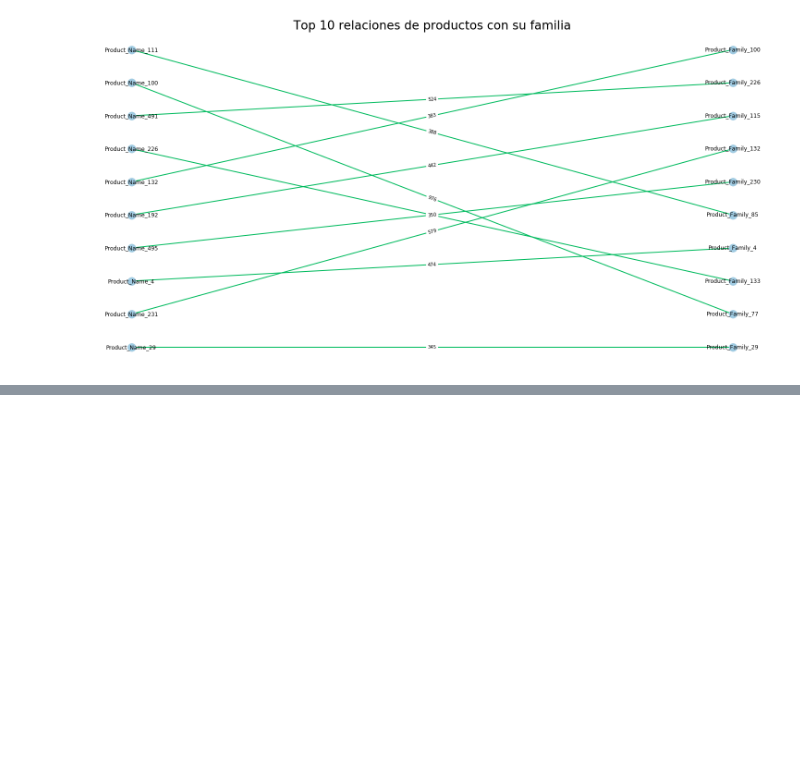
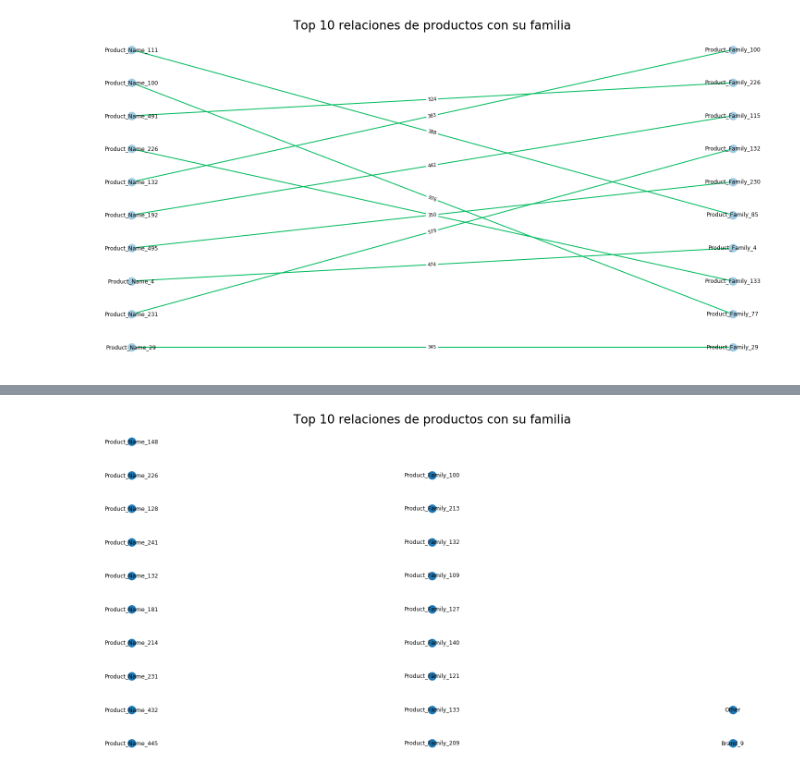
Before and after one commit to FernandoSinisi/Orga-Datos-2C-2020, a Jupyter notebook: TP1/otras_cosas_fer.ipynb, the cells around one changed output, grey strips where cells are left out. Drawn from its saved outputs; the diff is of its cells as text; code cells hidden in the pictures; blank space fills up the shorter version.

Commit message:
grafo tri partito
Signed-off-by: Fernando Sinisi <fernando.sinisi@despegar.com>

```diff
--- a/TP1/otras_cosas_fer.ipynb
+++ b/TP1/otras_cosas_fer.ipynb
@@ -591,3 +592,7 @@ plt.savefig("pngs/item-familia-10-grafo-populares.png")
 plt.show()
 # %% [output]
 [figure]
+# %%
+df_family_product_brand = df.loc[df["Brand"] != "None",["ID","Product_Family","Product_Name","Brand"]].groupby(["Product_Family","Product_Name","Brand"]).agg({"ID":"count"}).reset_index().rename(columns={"ID":"Count"})
+df_family_product_brand = df_family_product_brand.nlargest(10,"Count")
+df_family_product_brand
@@ -593,0 +611,31 @@ plt.show()
+# %%
+edges = [tuple(x) for x in df_family_product_brand[['Product_Name','Product_Family','Brand','Count']].values.tolist()]
+
+BG = nx.Graph()
+
+BG.add_nodes_from(df_family_product_brand['Product_Name'].unique(), bipartite=0, label='name')
+BG.add_nodes_from(df_family_product_brand['Product_Family'].unique(), bipartite=1, label='family')
+BG.add_nodes_from(df_family_product_brand['Brand'].unique(), bipartite=2, label='brand')
+
+
+nodes = BG.nodes()
+
+# for each of the parts create a set
+nodes_0  = set([n for n in nodes if  BG.nodes[n]['bipartite']==0])
+nodes_1  = set([n for n in nodes if  BG.nodes[n]['bipartite']==1])
+nodes_2  = set([n for n in nodes if  BG.nodes[n]['bipartite']==2])
+
+# set the location of the nodes for each set
+pos = dict()
+pos.update( (n, (1, i)) for i, n in enumerate(nodes_0) ) # put nodes from X at x=1
+pos.update( (n, (2, i)) for i, n in enumerate(nodes_1) ) # put nodes from Y at x=2
+pos.update( (n, (3, i)) for i, n in enumerate(nodes_2) ) # put nodes from X at x=1
+
+nx.draw(BG, pos=pos,with_labels=True)
+
+plt.rcParams["figure.figsize"] = (20,10)
+plt.title("Top 10 relaciones de productos con su familia",size=26)
+plt.savefig("pngs/item-familia-10-grafo-populares.png")
+plt.show()
+# %% [output]
+[figure, added]
```
Also changed, not shown: parts of 2 cells of this notebook, 1 other file.
